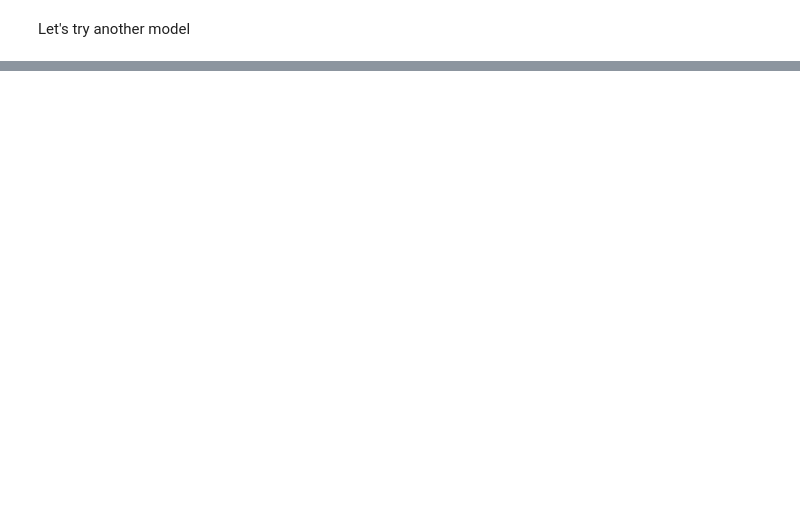
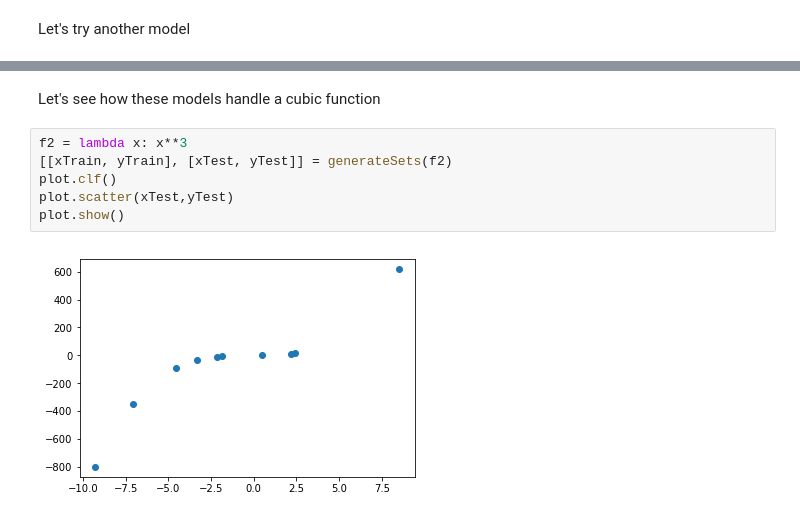
Before and after one commit to AaruranE/FuncNet, a Jupyter notebook: LearningPoly.ipynb, the cells around one changed output, grey strips where cells are left out. Drawn from its saved outputs; the diff is of its cells as text; blank space fills up the shorter version.

```diff
--- a/LearningPoly.ipynb
+++ b/LearningPoly.ipynb
@@ -154,0 +158,10 @@ Epoch 10/10
+# %% [markdown]
+Let's see how these models handle a cubic function
+# %%
+f2 = lambda x: x**3
+[[xTrain, yTrain], [xTest, yTest]] = generateSets(f2)
+plot.clf()
+plot.scatter(xTest,yTest)
+plot.show()
+# %% [output]
+[figure, added]
```
Also changed, not shown: parts of 12 cells of this notebook, 1 other file.
